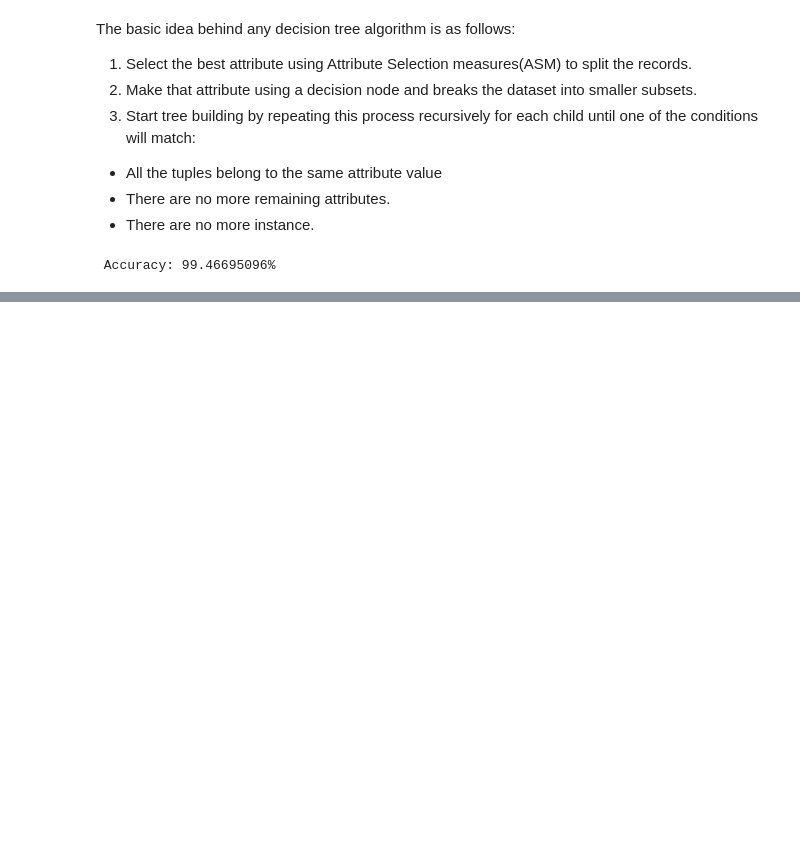
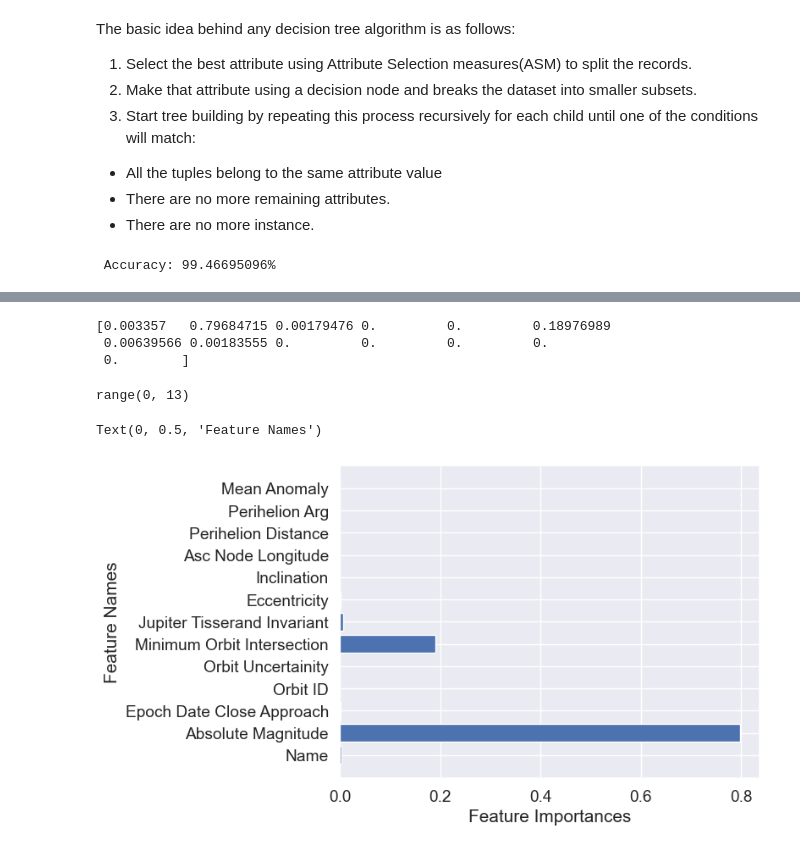
Before and after one commit to alisonjing/DTSA5506-Data-Mining-Project, a Jupyter notebook: NASA_Asteroid_Classification.ipynb, the cells around one changed output, grey strips where cells are left out. Saved outputs shown, nothing was run; the diff lists cells and outputs as text; code cells hidden in the pictures; blank space fills up the shorter version.

```diff
--- a/NASA_Asteroid_Classification.ipynb
+++ b/NASA_Asteroid_Classification.ipynb
@@ -1054,0 +1046,17 @@ Image(graph.create_png())
+# %%
+print(clf.feature_importances_)
+# %% [output]
+[0.003357   0.79684715 0.00179476 0.         0.         0.18976989
+ 0.00639566 0.00183555 0.         0.         0.         0.
+ 0.        ]
+# %%
+n_features = X_train.shape[1]
+print(range(n_features))
+plt.barh(range(n_features), clf.feature_importances_, align='center')
+plt.yticks(ticks=np.arange(n_features), labels=X_train.columns)
+plt.xlabel('Feature Importances')
+plt.ylabel('Feature Names')
+# %% [output]
+range(0, 13)
+Text(0, 0.5, 'Feature Names')
+[figure, added]
```
Also changed, not shown: parts of 14 cells of this notebook, 2 other files.
